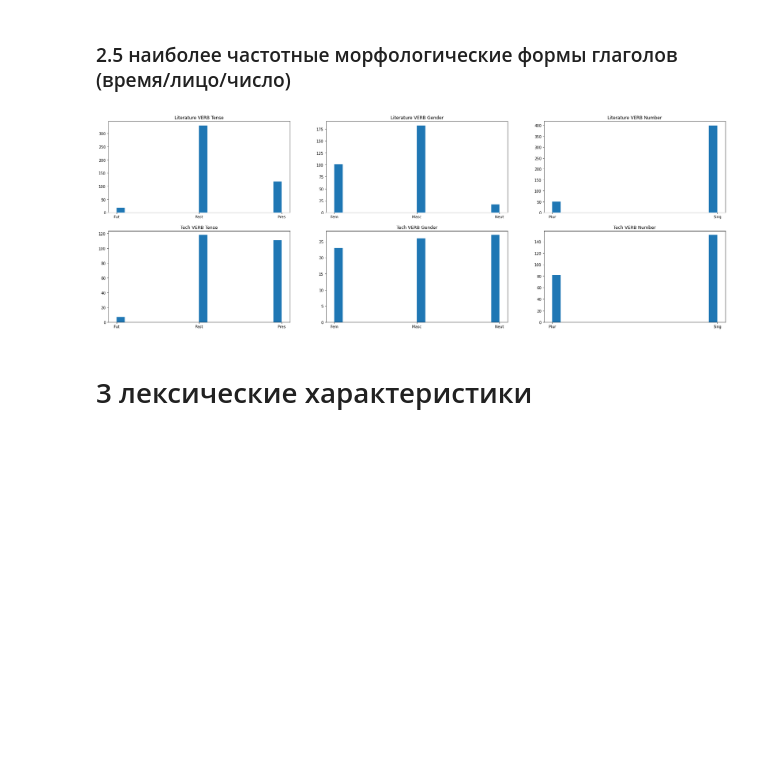
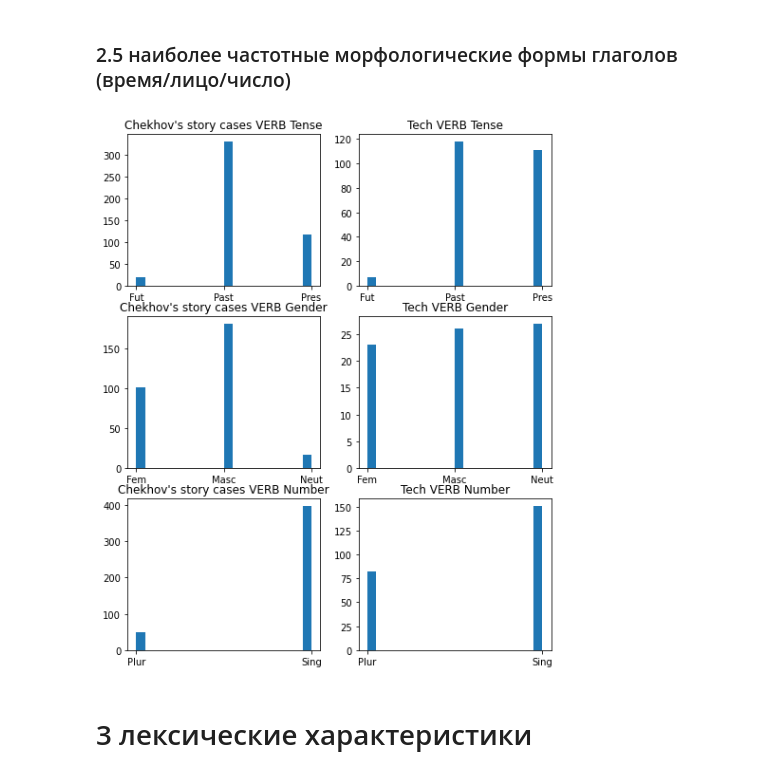
Before and after one commit to dkagramanyan/comp_ling, a Jupyter notebook: hw1/hw1.ipynb, the cells around one changed output. Saved outputs shown, nothing was run; the diff lists cells and outputs as text; code cells hidden in the pictures; blank space fills up the shorter version.

```diff
--- a/hw1/hw1.ipynb
+++ b/hw1/hw1.ipynb
@@ -17,7 +17,7 @@ text_tech=open('tech.txt','r',encoding='utf-8').readlines()[0]
 ### 1.1 общее число словоупотреблений
 # %%
 text='То вернувшийся и встревоженный муж искал по деревне свою жену. А с огородов слышался в это время несдерживаемый смех: жена забылась, опьянела и счастием нескольких часов старалась наверстать ожидавшую ее назавтра муку.'
-doc = Doc(text_litr)
+doc = Doc(text_tech)
 
 doc.segment(segmenter)
 doc.tag_morph(morph_tagger)
@@ -209,44 +223,45 @@ number_tech=[]
 for sent in doc_tech.sents:
     for token in sent.morph.tokens:
         if token.pos=='VERB':
             time=token.feats.get('Tense')
             gender=token.feats.get('Gender')
             number=token.feats.get('Number')
             if time is not None:
                 time_tech.append(time)
             if gender is not None:
                 gender_tech.append(gender)
             if number is not None:
                 number_tech.append(number)
 
 time_litr.sort()
 gender_litr.sort()
 number_litr.sort()
 
 time_tech.sort()
 gender_tech.sort()
 number_tech.sort()
 
 
-fig,axes=plt.subplots(nrows=2,ncols=3,figsize=(30,10))
+fig,axes=plt.subplots(nrows=3,ncols=2,figsize=(8,10))
 axes[0,0].hist(time_litr,bins=20)
-axes[0,0].set_title('Literature VERB Tense')
-axes[0,1].hist(gender_litr,bins=20)
-axes[0,1].set_title('Literature VERB Gender')
-axes[0,2].hist(number_litr,bins=20)
-axes[0,2].set_title('Literature VERB Number')
+axes[0,0].set_title('Сhekhov\'s story cases VERB Tense')
+axes[1,0].hist(gender_litr,bins=20)
+axes[1,0].set_title('Сhekhov\'s story cases VERB Gender')
+axes[2,0].hist(number_litr,bins=20)
+axes[2,0].set_title('Сhekhov\'s story cases VERB Number')
 
-axes[1,0].hist(time_tech,bins=20)
-axes[1,0].set_title('Tech VERB Tense')
+axes[0,1].hist(time_tech,bins=20)
+axes[0,1].set_title('Tech VERB Tense')
 axes[1,1].hist(gender_tech,bins=20)
 axes[1,1].set_title('Tech VERB Gender')
-axes[1,2].hist(number_tech,bins=20)
-axes[1,2].set_title('Tech VERB Number')
+axes[2,1].hist(number_tech,bins=20)
+axes[2,1].set_title('Tech VERB Number')
 
+plt.savefig('25.png')
 
 plt.show()
 # %% [output]
-[figure, old version]
+[figure, new version]
 # %% [markdown]
 # 3 лексические характеристики
 # %% [markdown]
```
Also changed, not shown: parts of 9 cells of this notebook.
